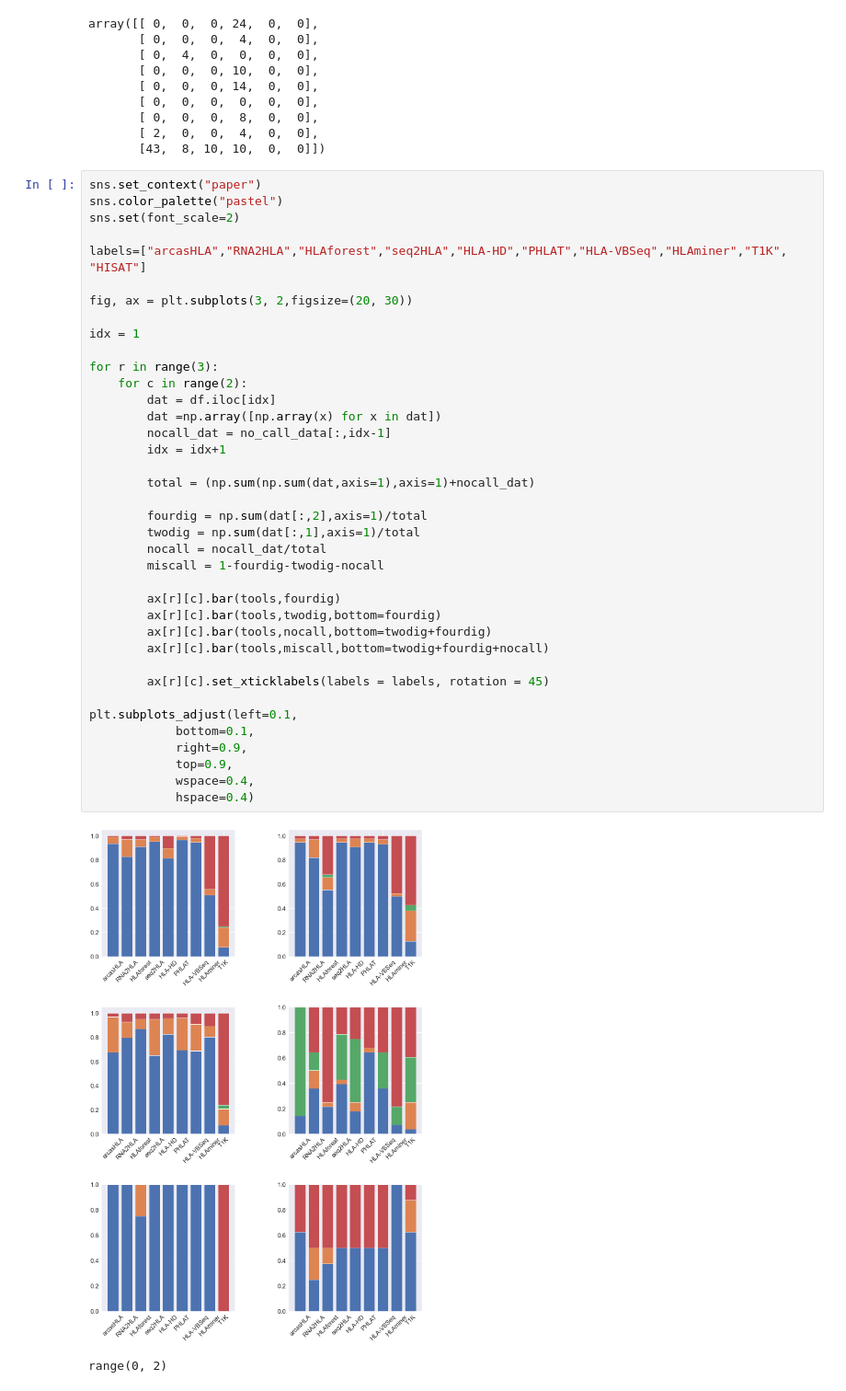
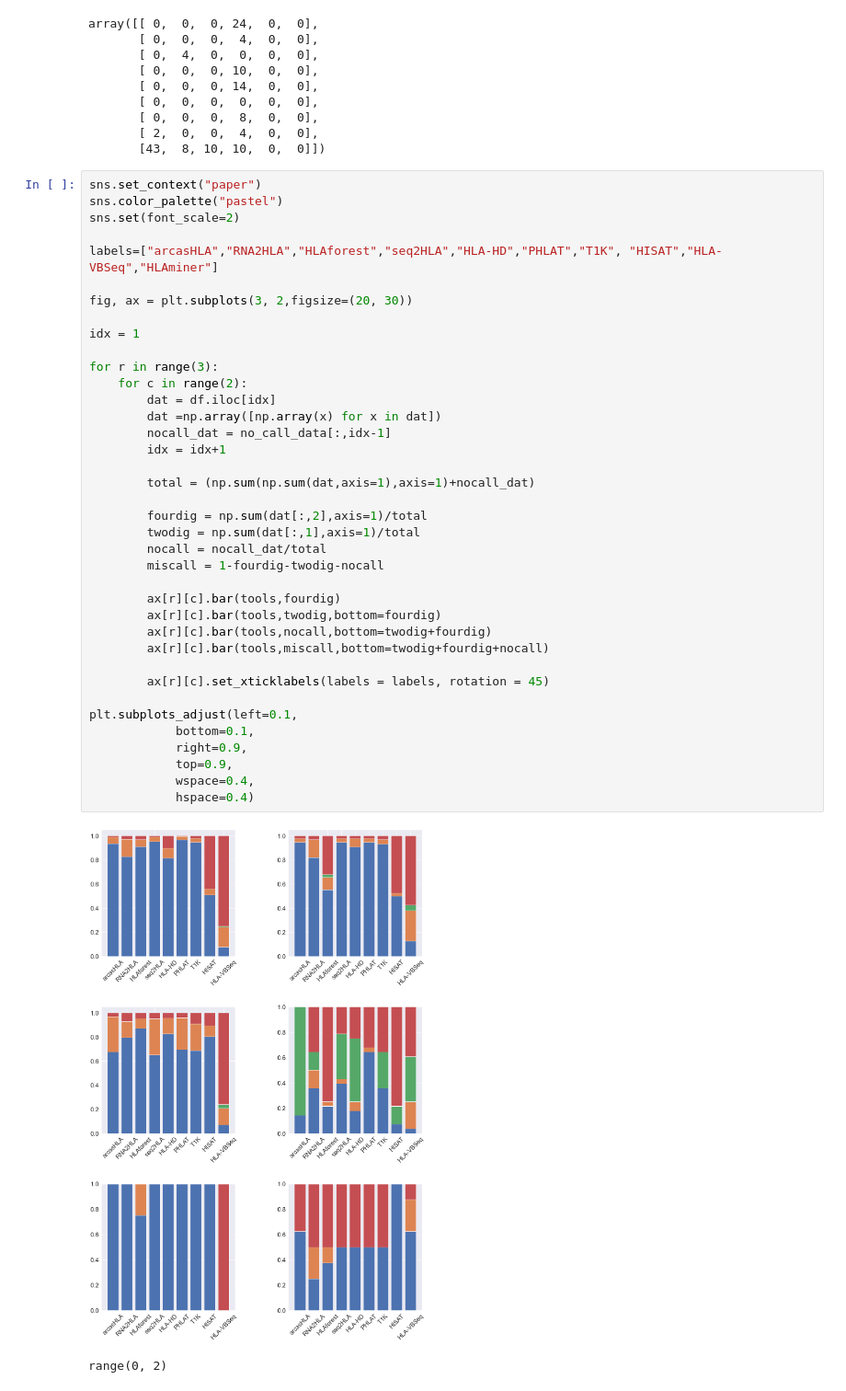
Before and after one commit to ydottie/hlaproject, a Jupyter notebook: notebooks/accuracy_per_dataset.ipynb, the cells around one changed output. Shown at 92% size. Cells and saved outputs as stored; diff of their text form.

```diff
--- a/notebooks/accuracy_per_dataset.ipynb
+++ b/notebooks/accuracy_per_dataset.ipynb
@@ -81,41 +81,41 @@ sns.set_context("paper")
 sns.color_palette("pastel")
 sns.set(font_scale=2)
 
-labels=["arcasHLA","RNA2HLA","HLAforest","seq2HLA","HLA-HD","PHLAT","HLA-VBSeq","HLAminer","T1K", "HISAT"]
+labels=["arcasHLA","RNA2HLA","HLAforest","seq2HLA","HLA-HD","PHLAT","T1K", "HISAT","HLA-VBSeq","HLAminer"]
 
 fig, ax = plt.subplots(3, 2,figsize=(20, 30))
 
 idx = 1
 
 for r in range(3):
     for c in range(2):
         dat = df.iloc[idx]
         dat =np.array([np.array(x) for x in dat])
         nocall_dat = no_call_data[:,idx-1]
         idx = idx+1
 
         total = (np.sum(np.sum(dat,axis=1),axis=1)+nocall_dat)
 
         fourdig = np.sum(dat[:,2],axis=1)/total
         twodig = np.sum(dat[:,1],axis=1)/total
         nocall = nocall_dat/total
         miscall = 1-fourdig-twodig-nocall
 
         ax[r][c].bar(tools,fourdig)
         ax[r][c].bar(tools,twodig,bottom=fourdig)
         ax[r][c].bar(tools,nocall,bottom=twodig+fourdig)
         ax[r][c].bar(tools,miscall,bottom=twodig+fourdig+nocall)
 
         ax[r][c].set_xticklabels(labels = labels, rotation = 45)
 
 plt.subplots_adjust(left=0.1,
             bottom=0.1,
             right=0.9,
             top=0.9,
             wspace=0.4,
             hspace=0.4)
 # %% [output]
-[figure, old version]
+[figure, new version]
 # %%
 # %% [output]
 range(0, 2)
```
Also changed, not shown: parts of 1 cell of this notebook, 1 other file.
